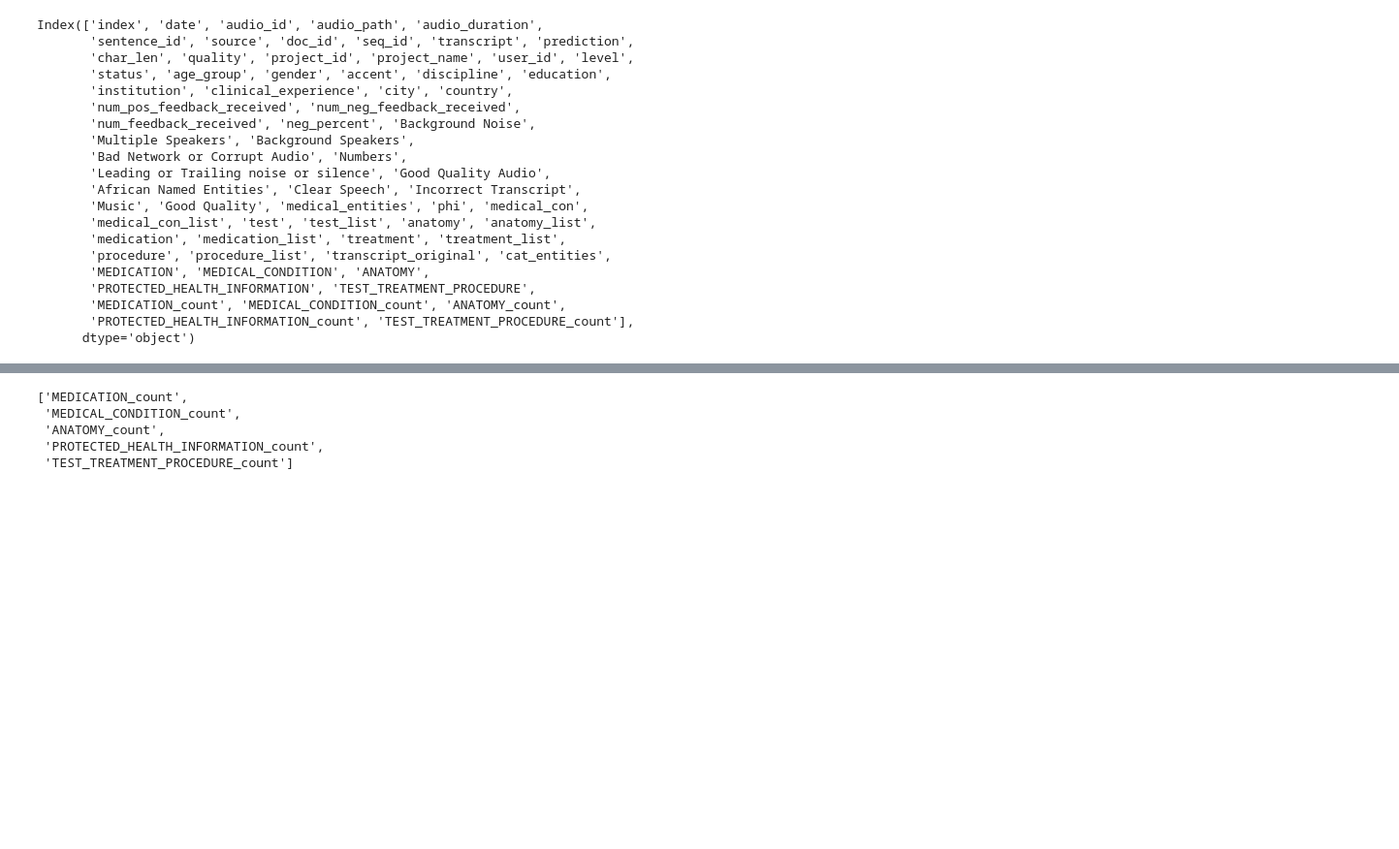
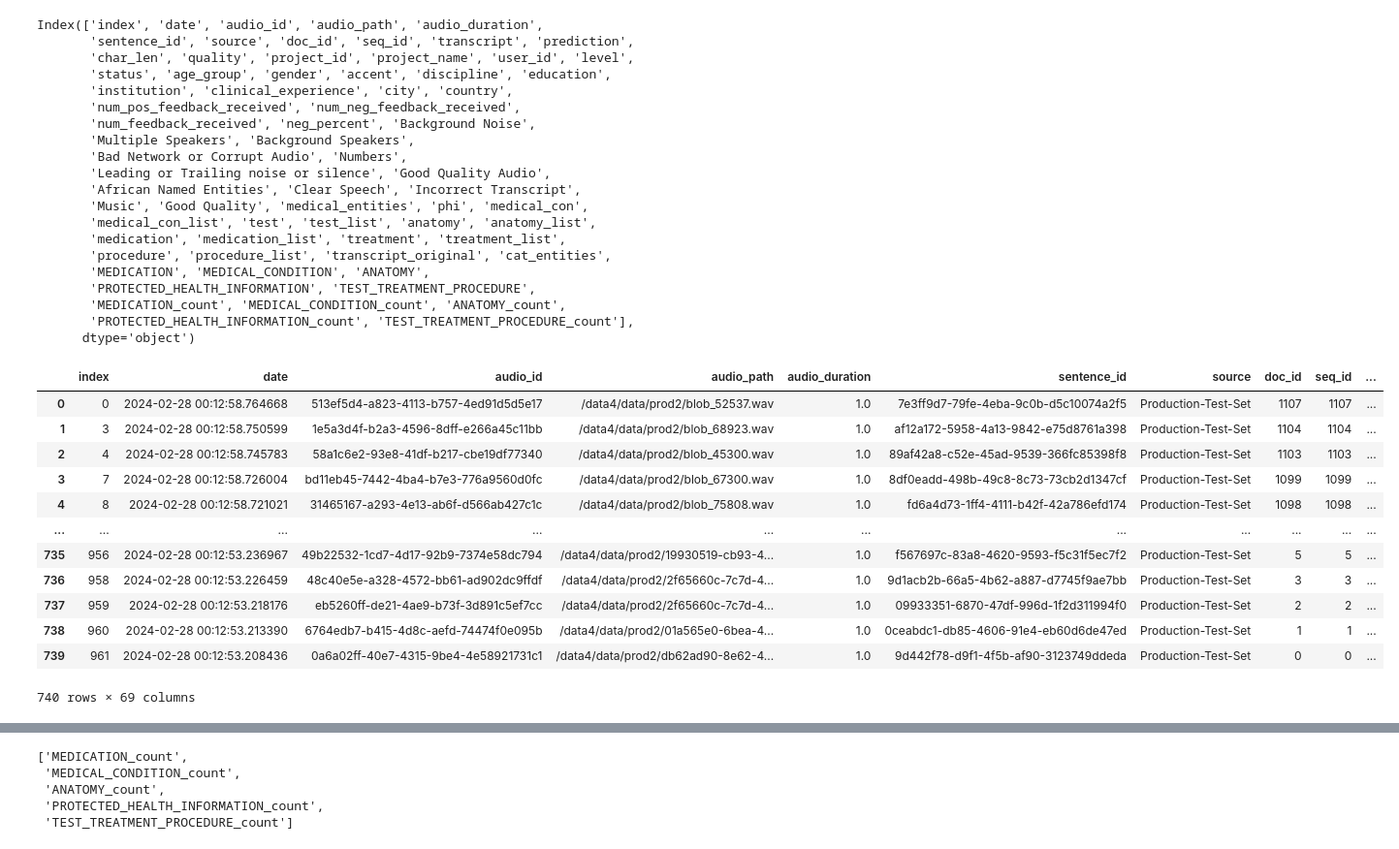
Before and after one commit to intron-innovation/AfriVox, a Jupyter notebook: notebooks/medical_wer.ipynb, the cells around one changed output, grey strips where cells are left out. Shown: that part at 97% size. Cells and saved outputs as stored; diff of their text form; code cells hidden in the pictures; blank space fills up the shorter version.

```diff
--- a/notebooks/medical_wer.ipynb
+++ b/notebooks/medical_wer.ipynb
@@ -28,7 +28,7 @@ def load_csv(csv_path):
 
     return df
 # %%
-csv_path="/data4/abraham/asr_benchmarking/data/with_entities_intron_fresh_audio_Production-Test-Set-Quality_2024_03_05_21_16_28.538356_with_labels_local_correct_transcript.csv"
+csv_path="/data3/abraham/asr_benchmarking/data/with_entities_intron_fresh_audio_Production-Test-Set-Quality_2024_03_05_21_16_28.538356_with_labels_local_correct_transcript.csv"
 df_test = load_csv(csv_path)
 
 print(len(df_test))
@@ -213,6 +213,7 @@ df_test = df_test[~df_test["medical_entities"].isna()]
 # %%
 import re
 import jiwer
+import string
 from whisper.normalizers import EnglishTextNormalizer
 
 
@@ -233,6 +234,8 @@ inaudible_tags = ['[music] [inaudible]', '(inaudible) ', '[inaudible)', '(inaudi
 inaudible_tags_regex = [x.replace('[', '\[').replace(']', '\]').replace('(', '\(').replace(')', '\)') for x in inaudible_tags]
 inaudible_tags_joined = "|".join(inaudible_tags_regex)
 rx = re.compile(inaudible_tags_joined, re.I)
+translator = str.maketrans('', '', string.punctuation)
+
 
 def clean_filler_words(text):
     text = text.replace("inaudible. ", "").replace("inaudible", "")\
@@ -266,11 +269,13 @@ def clean_text(text):
         .replace(" full stop", " ") \
         .replace(",.", " ") \
         .replace(",,", " ") \
+        .replace("?", " ") \
         .replace(",", " ") \
         .replace(".", " ") \
         .replace("  ", " ") \
         .strip()
     text = " ".join(text.split())
+    text = text.translate(translator)
     text = re.sub(r"[^a-zA-Z0-9\s\.\,\-\?\:\'\/\(\)\[\]\+\%]", '', text)
     return text
 # %%
@@ -478,4 +483,20 @@ Index(['index', 'date', 'audio_id', 'audio_path', 'audio_duration',
        'MEDICATION_count', 'MEDICAL_CONDITION_count', 'ANATOMY_count',
        'PROTECTED_HEALTH_INFORMATION_count', 'TEST_TREATMENT_PROCEDURE_count'],
       dtype='object')
+# %%
+df_test
+# %% [output]
+|  | index | date | audio_id | audio_path | audio_duration | sentence_id | source | doc_id | seq_id | ... |
+| 0 | 0 | 2024-02-28 00:12:58.764668 | 513ef5d4-a823-4113-b757-4ed91d5d5e17 | /data4/data/prod2/blob_52537.wav | 1.0 | 7e3ff9d7-79fe-4eba-9c0b-d5c10074a2f5 | Production-Test-Set | 1107 | 1107 | ... |
+| 1 | 3 | 2024-02-28 00:12:58.750599 | 1e5a3d4f-b2a3-4596-8dff-e266a45c11bb | /data4/data/prod2/blob_68923.wav | 1.0 | af12a172-5958-4a13-9842-e75d8761a398 | Production-Test-Set | 1104 | 1104 | ... |
+| 2 | 4 | 2024-02-28 00:12:58.745783 | 58a1c6e2-93e8-41df-b217-cbe19df77340 | /data4/data/prod2/blob_45300.wav | 1.0 | 89af42a8-c52e-45ad-9539-366fc85398f8 | Production-Test-Set | 1103 | 1103 | ... |
+| 3 | 7 | 2024-02-28 00:12:58.726004 | bd11eb45-7442-4ba4-b7e3-776a9560d0fc | /data4/data/prod2/blob_67300.wav | 1.0 | 8df0eadd-498b-49c8-8c73-73cb2d1347cf | Production-Test-Set | 1099 | 1099 | ... |
+| 4 | 8 | 2024-02-28 00:12:58.721021 | 31465167-a293-4e13-ab6f-d566ab427c1c | /data4/data/prod2/blob_75808.wav | 1.0 | fd6a4d73-1ff4-4111-b42f-42a786efd174 | Production-Test-Set | 1098 | 1098 | ... |
+| ... | ... | ... | ... | ... | ... | ... | ... | ... | ... | ... |
+| 735 | 956 | 2024-02-28 00:12:53.236967 | 49b22532-1cd7-4d17-92b9-7374e58dc794 | /data4/data/prod2/19930519-cb93-4... | 1.0 | f567697c-83a8-4620-9593-f5c31f5ec7f2 | Production-Test-Set | 5 | 5 | ... |
+| 736 | 958 | 2024-02-28 00:12:53.226459 | 48c40e5e-a328-4572-bb61-ad902dc9ffdf | /data4/data/prod2/2f65660c-7c7d-4... | 1.0 | 9d1acb2b-66a5-4b62-a887-d7745f9ae7bb | Production-Test-Set | 3 | 3 | ... |
+| 737 | 959 | 2024-02-28 00:12:53.218176 | eb5260ff-de21-4ae9-b73f-3d891c5ef7cc | /data4/data/prod2/2f65660c-7c7d-4... | 1.0 | 09933351-6870-47df-996d-1f2d311994f0 | Production-Test-Set | 2 | 2 | ... |
+| 738 | 960 | 2024-02-28 00:12:53.213390 | 6764edb7-b415-4d8c-aefd-74474f0e095b | /data4/data/prod2/01a565e0-6bea-4... | 1.0 | 0ceabdc1-db85-4606-91e4-eb60d6de47ed | Production-Test-Set | 1 | 1 | ... |
+| 739 | 961 | 2024-02-28 00:12:53.208436 | 0a6a02ff-40e7-4315-9be4-4e58921731c1 | /data4/data/prod2/db62ad90-8e62-4... | 1.0 | 9d442f78-d9f1-4f5b-af90-3123749ddeda | Production-Test-Set | 0 | 0 | ... |
+740 rows × 69 columns
 # %%
```
Also changed, not shown: parts of 8 cells of this notebook, 7 other files.
